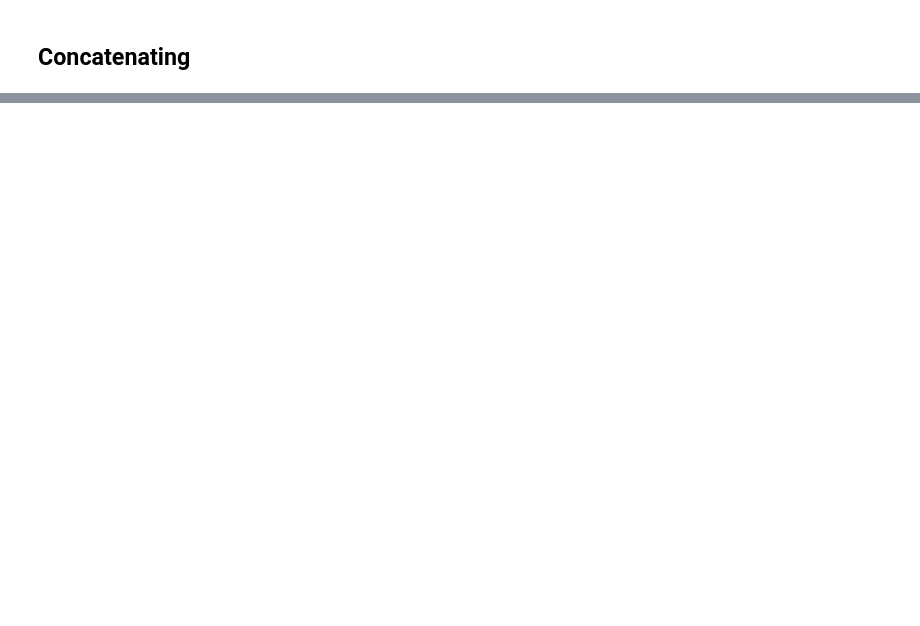
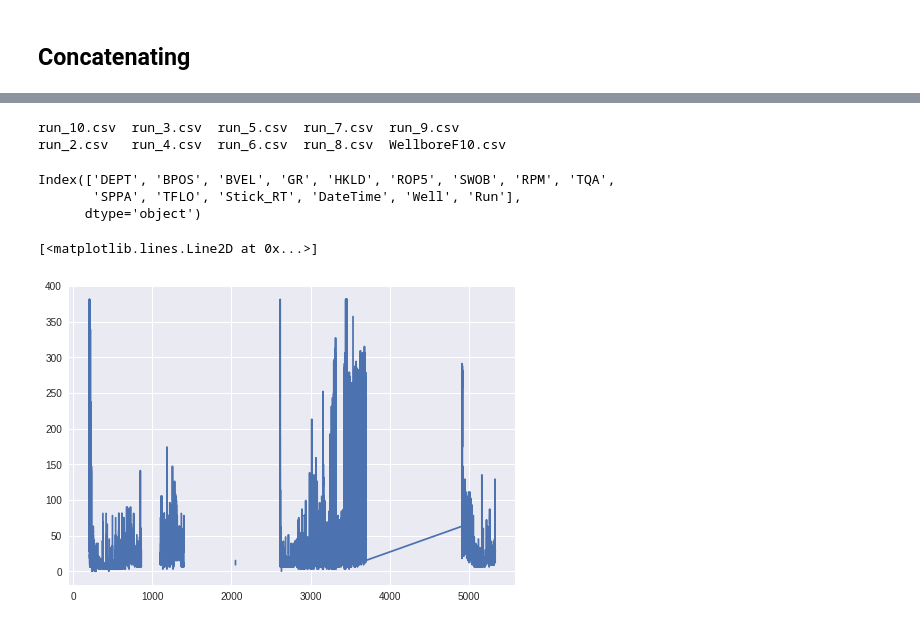
Before and after one commit to LuisNavarro93/Notebooks-Git, a Jupyter notebook: F-10/IntegratingDataframes.ipynb, the cells around one changed output, grey strips where cells are left out. Cells and saved outputs as stored; diff of their text form; code cells hidden in the pictures; blank space fills up the shorter version.

```diff
--- a/F-10/IntegratingDataframes.ipynb
+++ b/F-10/IntegratingDataframes.ipynb
@@ -296,2 +220,20 @@ Wall time: 5.33 s
 # %%
 df.to_csv(r"WellboreF10.csv",index=False)
+# %%
+ls
+# %% [output]
+run_10.csv  run_3.csv  run_5.csv  run_7.csv  run_9.csv
+run_2.csv   run_4.csv  run_6.csv  run_8.csv  WellboreF10.csv
+# %%
+wellbore = pd.read_csv("WellboreF10.csv")
+# %%
+wellbore.columns
+# %% [output]
+Index(['DEPT', 'BPOS', 'BVEL', 'GR', 'HKLD', 'ROP5', 'SWOB', 'RPM', 'TQA',
+       'SPPA', 'TFLO', 'Stick_RT', 'DateTime', 'Well', 'Run'],
+      dtype='object')
+# %%
+plt.plot(wellbore["DEPT"],wellbore["Stick_RT"])
+# %% [output]
+[<matplotlib.lines.Line2D at 0x...>]
+[figure, added]
```
Also changed, not shown: parts of 12 cells of this notebook, 20 other files.
